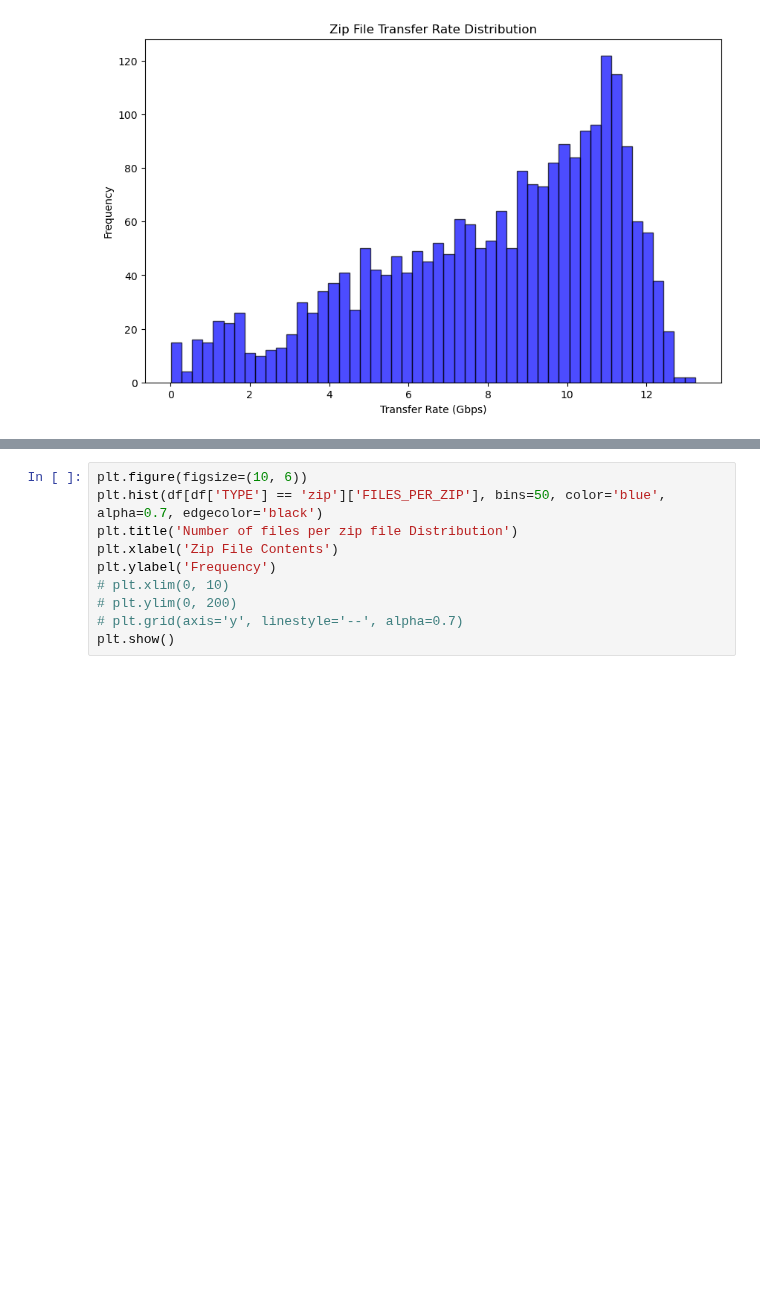
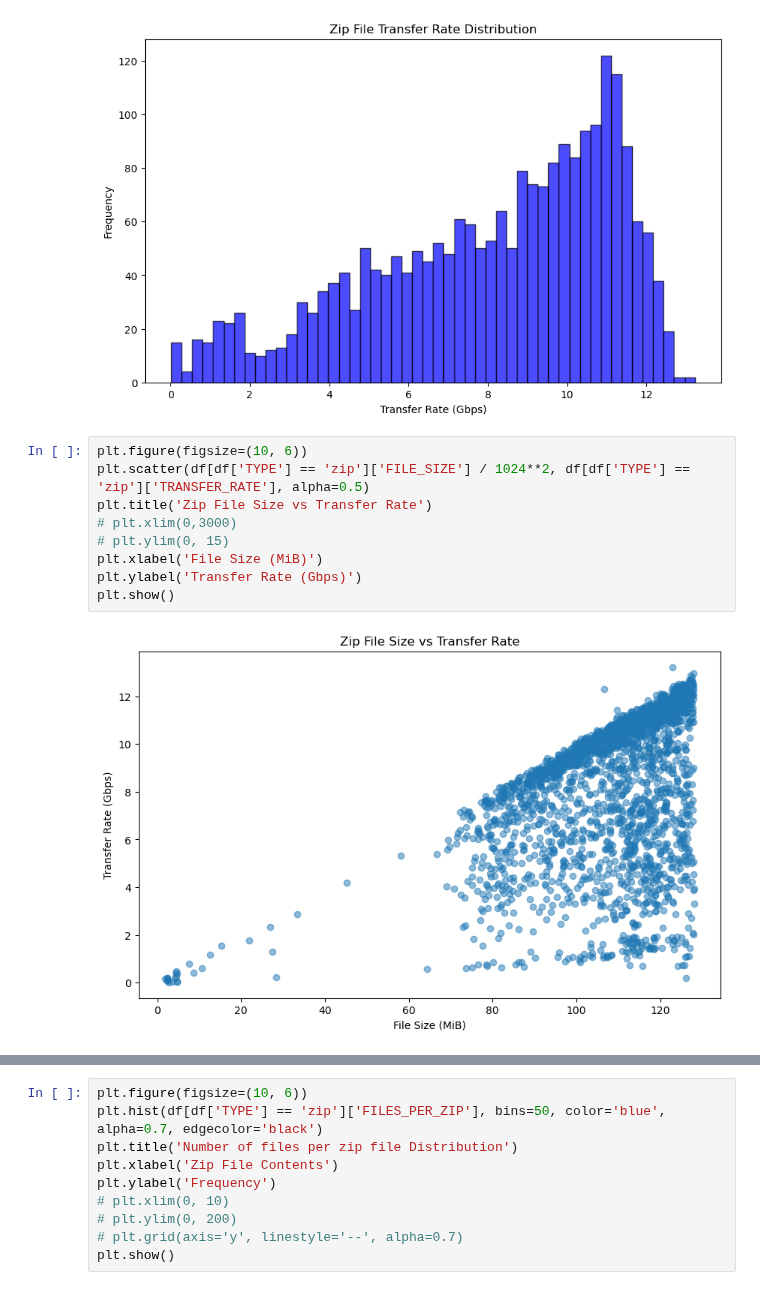
Before and after one commit to lsst-uk/csd3-echo-somerville, a Jupyter notebook: csd3-side/notebooks/transfer_speeds_from_log.ipynb, the cells around one changed output, grey strips where cells are left out. Saved outputs shown, nothing was run; the diff lists cells and outputs as text; blank space fills up the shorter version.

```diff
--- a/csd3-side/notebooks/transfer_speeds_from_log.ipynb
+++ b/csd3-side/notebooks/transfer_speeds_from_log.ipynb
@@ -156,5 +156,16 @@ plt.ylabel('Frequency')
 plt.show()
 # %% [output]
 [figure]
+# %%
+plt.figure(figsize=(10, 6))
+plt.scatter(df[df['TYPE'] == 'zip']['FILE_SIZE'] / 1024**2, df[df['TYPE'] == 'zip']['TRANSFER_RATE'], alpha=0.5)
+plt.title('Zip File Size vs Transfer Rate')
+# plt.xlim(0,3000)
+# plt.ylim(0, 15)
+plt.xlabel('File Size (MiB)')
+plt.ylabel('Transfer Rate (Gbps)')
+plt.show()
+# %% [output]
+[figure, added]
 # %%
 # Calculate the rolling average of the transfer rate over a window of 100
```
Also changed, not shown: parts of 2 cells of this notebook.
